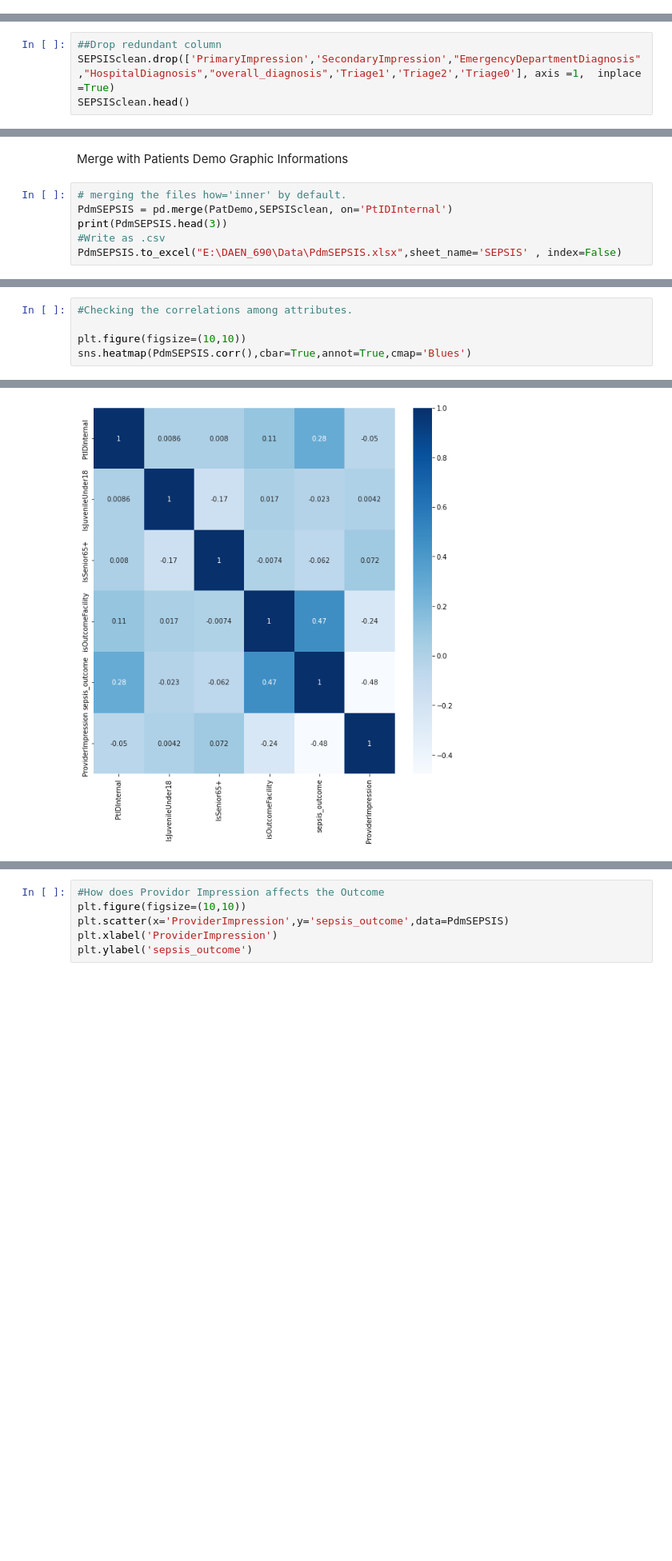
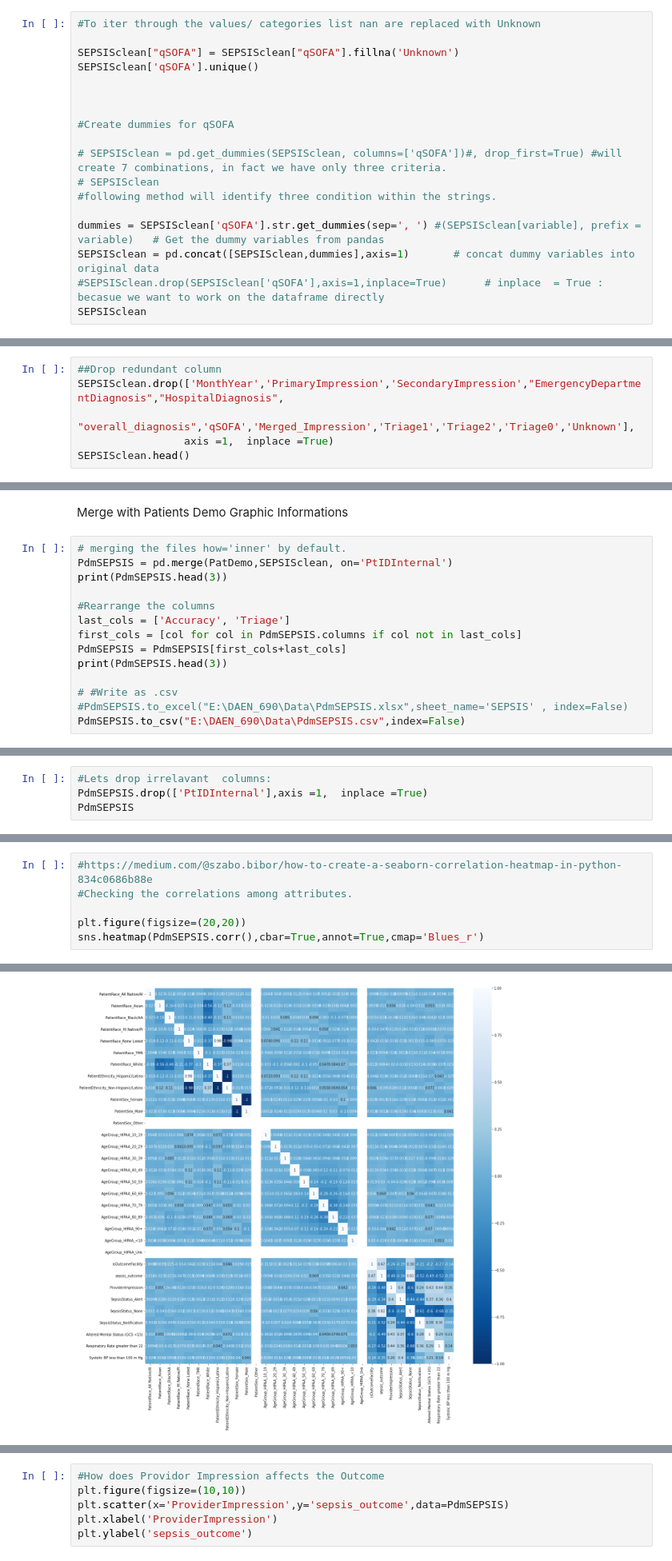
Before and after one commit to blesssong2020/Fairfax-Consultants---Summer2022-DEAN690, a Jupyter notebook: FFConsultants.ipynb, the cells around one changed output, grey strips where cells are left out. Shown at 80% size. Cells and saved outputs as stored; diff of their text form; blank space fills up the shorter version.

Commit message:
Binarized Sepsis

```diff
--- a/FFConsultants.ipynb
+++ b/FFConsultants.ipynb
@@ -730,0 +746,18 @@ See the caveats in the documentation: https://pandas.pydata.org/pandas-docs/stab
+# %%
+#To iter through the values/ categories list nan are replaced with Unknown
+
+SEPSISclean["qSOFA"] = SEPSISclean["qSOFA"].fillna('Unknown')
+SEPSISclean['qSOFA'].unique()
+
+
+
+#Create dummies for qSOFA
+
+# SEPSISclean = pd.get_dummies(SEPSISclean, columns=['qSOFA'])#, drop_first=True) #will create 7 combinations, in fact we have only three criteria.
+# SEPSISclean
+#following method will identify three condition within the strings.
+
+dummies = SEPSISclean['qSOFA'].str.get_dummies(sep=', ') #(SEPSISclean[variable], prefix = variable)   # Get the dummy variables from pandas
+SEPSISclean = pd.concat([SEPSISclean,dummies],axis=1)       # concat dummy variables into original data
+#SEPSISclean.drop(SEPSISclean['qSOFA'],axis=1,inplace=True)      # inplace  = True : becasue we want to work on the dataframe directly
+SEPSISclean
@@ -731,5 +778,7 @@ See the caveats in the documentation: https://pandas.pydata.org/pandas-docs/stab
 # %%
 ##Drop redundant column
-SEPSISclean.drop(['PrimaryImpression','SecondaryImpression',"EmergencyDepartmentDiagnosis","HospitalDiagnosis","overall_diagnosis",'Triage1','Triage2','Triage0'], axis =1,  inplace =True)
+SEPSISclean.drop(['MonthYear','PrimaryImpression','SecondaryImpression',"EmergencyDepartmentDiagnosis","HospitalDiagnosis",
+                  "overall_diagnosis",'qSOFA','Merged_Impression','Triage1','Triage2','Triage0','Unknown'],
+                 axis =1,  inplace =True)
 SEPSISclean.head()
 # %% [output]
@@ -745,5 +794,13 @@ Merge with Patients Demo Graphic Informations
 # merging the files how='inner' by default.
 PdmSEPSIS = pd.merge(PatDemo,SEPSISclean, on='PtIDInternal')
 print(PdmSEPSIS.head(3))
-#Write as .csv
-PdmSEPSIS.to_excel("E:\DAEN_690\Data\PdmSEPSIS.xlsx",sheet_name='SEPSIS' , index=False)
+
+#Rearrange the columns
+last_cols = ['Accuracy', 'Triage']
+first_cols = [col for col in PdmSEPSIS.columns if col not in last_cols]
+PdmSEPSIS = PdmSEPSIS[first_cols+last_cols]
+print(PdmSEPSIS.head(3))
+
+# #Write as .csv
+#PdmSEPSIS.to_excel("E:\DAEN_690\Data\PdmSEPSIS.xlsx",sheet_name='SEPSIS' , index=False)
+PdmSEPSIS.to_csv("E:\DAEN_690\Data\PdmSEPSIS.csv",index=False)
@@ -776,0 +807,4 @@ PdmSEPSIS.head(3)
+# %%
+#Lets drop irrelavant  columns:
+PdmSEPSIS.drop(['PtIDInternal'],axis =1,  inplace =True)
+PdmSEPSIS
@@ -777,8 +845,9 @@ PdmSEPSIS.head(3)
 # %%
+#https://medium.com/@szabo.bibor/how-to-create-a-seaborn-correlation-heatmap-in-python-834c0686b88e
 #Checking the correlations among attributes.
 
-plt.figure(figsize=(10,10))
-sns.heatmap(PdmSEPSIS.corr(),cbar=True,annot=True,cmap='Blues')
+plt.figure(figsize=(20,20))
+sns.heatmap(PdmSEPSIS.corr(),cbar=True,annot=True,cmap='Blues_r')
 # %% [output]
 <AxesSubplot:>
-[figure, old version]
+[figure, new version]
```
Also changed, not shown: parts of 30 cells of this notebook.
